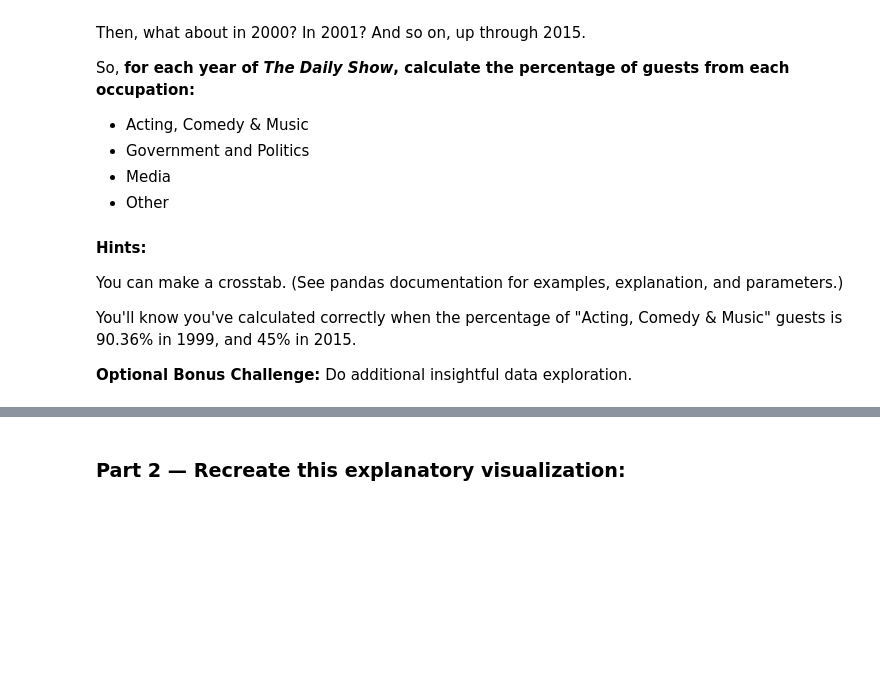
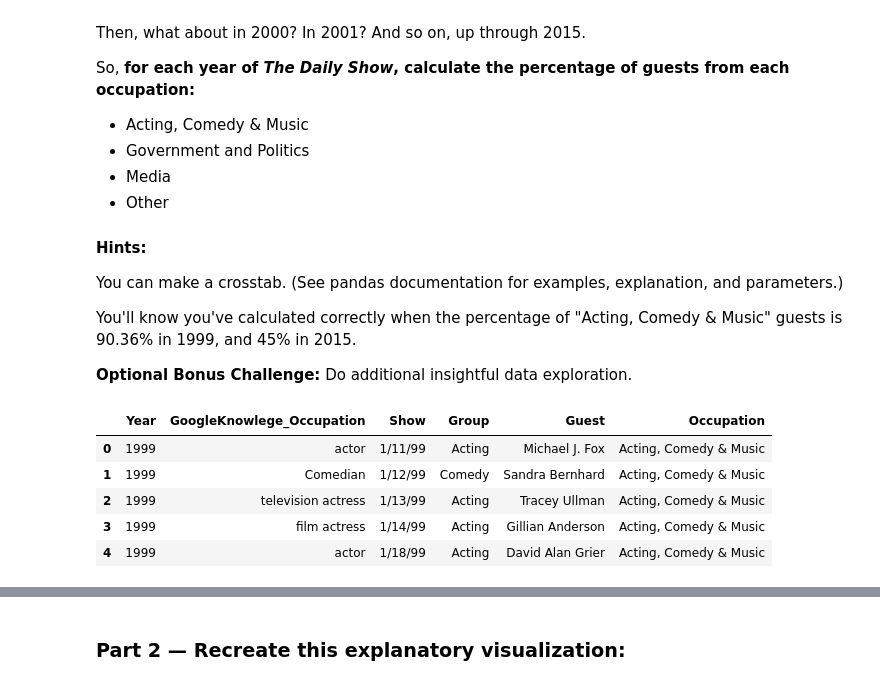
Before and after one commit to ValerieLangat/DS-Unit-1-Sprint-2-Data-Wrangling-and-Storytelling, a Jupyter notebook: Valerie_Langat_Unit_1_Sprint_2.ipynb, the cells around one changed output, grey strips where cells are left out. Saved outputs shown, nothing was run; the diff lists cells and outputs as text; code cells hidden in the pictures; blank space fills up the shorter version.

```diff
--- a/Valerie_Langat_Unit_1_Sprint_2.ipynb
+++ b/Valerie_Langat_Unit_1_Sprint_2.ipynb
@@ -198,4 +214,13 @@ You can make a crosstab. (See pandas documentation for examples, explanation, an
 You'll know you've calculated correctly when the percentage of "Acting, Comedy & Music" guests is 90.36% in 1999, and 45% in 2015.
 
 **Optional Bonus Challenge:** Do additional insightful data exploration.
+# %%
+df.head()
+# %% [output]
+|  | Year | GoogleKnowlege_Occupation | Show | Group | Guest | Occupation |
+| 0 | 1999 | actor | 1/11/99 | Acting | Michael J. Fox | Acting, Comedy & Music |
+| 1 | 1999 | Comedian | 1/12/99 | Comedy | Sandra Bernhard | Acting, Comedy & Music |
+| 2 | 1999 | television actress | 1/13/99 | Acting | Tracey Ullman | Acting, Comedy & Music |
+| 3 | 1999 | film actress | 1/14/99 | Acting | Gillian Anderson | Acting, Comedy & Music |
+| 4 | 1999 | actor | 1/18/99 | Acting | David Alan Grier | Acting, Comedy & Music |
 # %%
```
Also changed, not shown: parts of 3 cells of this notebook.
